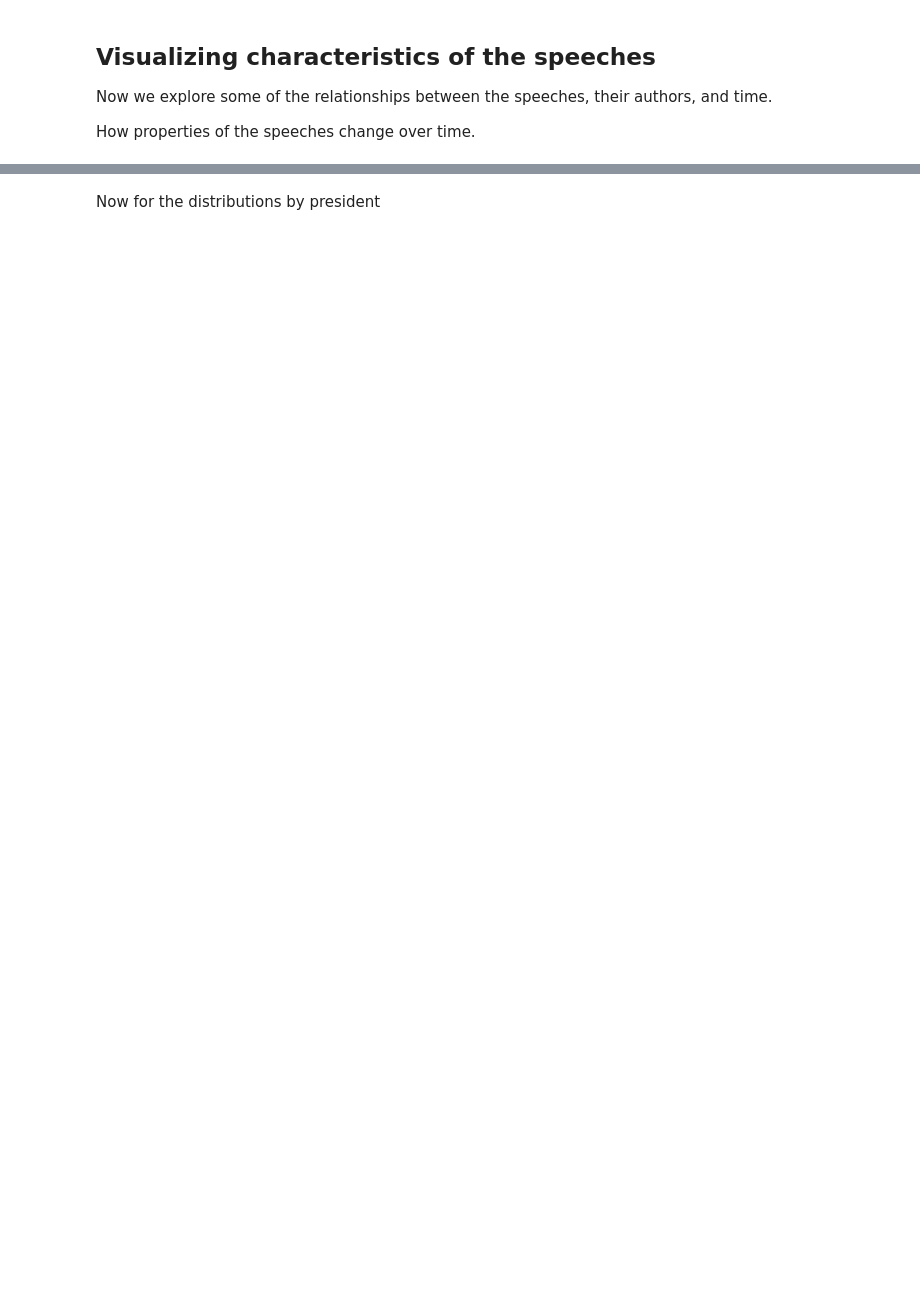
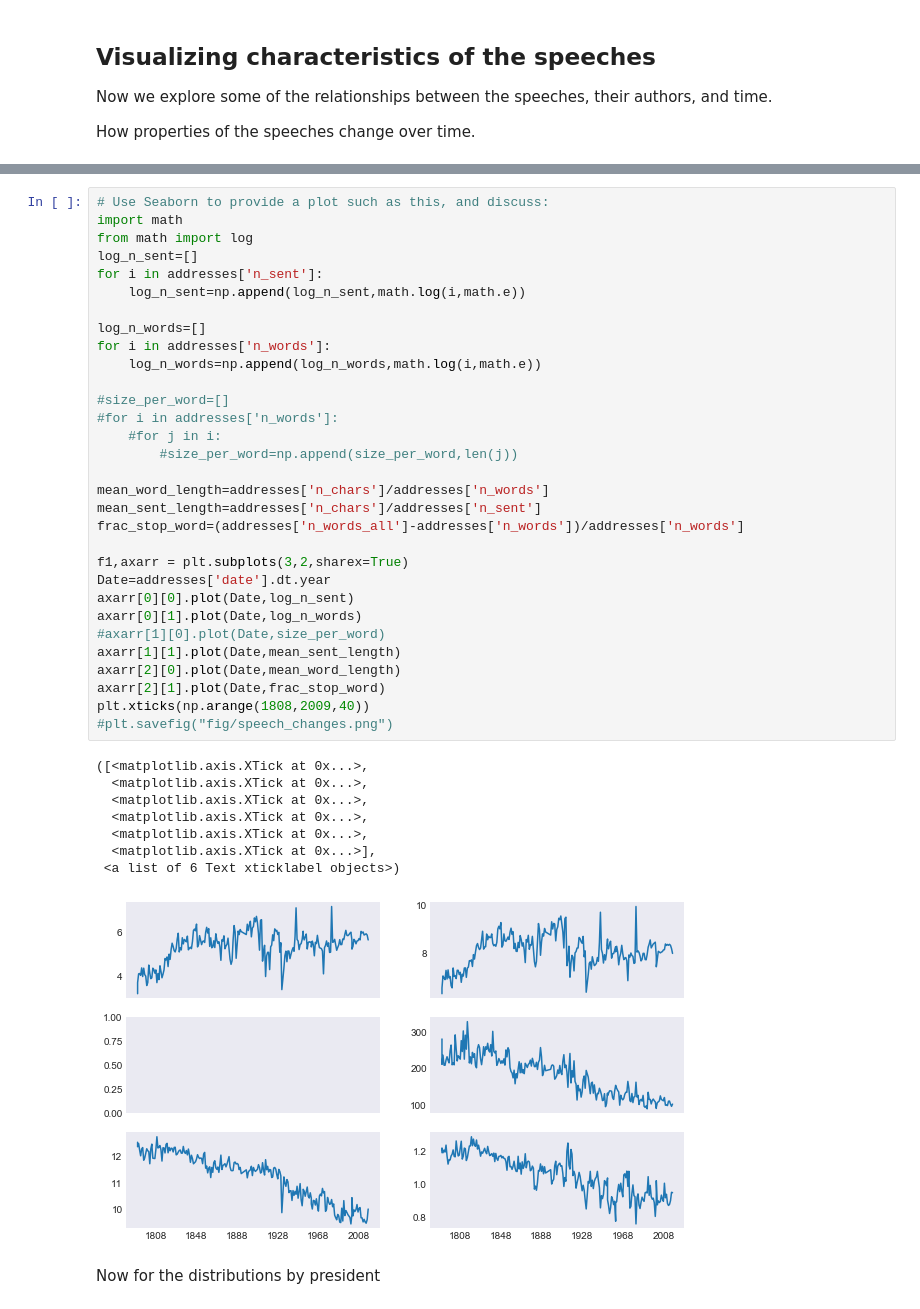
Before and after one commit to junemore/stat-159-data-science-, a Jupyter notebook: state_of_the_union_analysis-p2.ipynb, the cells around one changed output, grey strips where cells are left out. Cells and saved outputs as stored; diff of their text form; blank space fills up the shorter version.

```diff
--- a/state_of_the_union_analysis-p2.ipynb
+++ b/state_of_the_union_analysis-p2.ipynb
@@ -133,3 +126,43 @@ plt.savefig("fig/speech_changes.png")
+# %%
+# Use Seaborn to provide a plot such as this, and discuss:
+import math
+from math import log
+log_n_sent=[]
+for i in addresses['n_sent']:
+    log_n_sent=np.append(log_n_sent,math.log(i,math.e))
+
+log_n_words=[]
+for i in addresses['n_words']:
+    log_n_words=np.append(log_n_words,math.log(i,math.e))
+
+#size_per_word=[]
+#for i in addresses['n_words']:
+    #for j in i:
+        #size_per_word=np.append(size_per_word,len(j))
+
+mean_word_length=addresses['n_chars']/addresses['n_words']
+mean_sent_length=addresses['n_chars']/addresses['n_sent']
+frac_stop_word=(addresses['n_words_all']-addresses['n_words'])/addresses['n_words']
+
+f1,axarr = plt.subplots(3,2,sharex=True)
+Date=addresses['date'].dt.year
+axarr[0][0].plot(Date,log_n_sent)
+axarr[0][1].plot(Date,log_n_words)
+#axarr[1][0].plot(Date,size_per_word)
+axarr[1][1].plot(Date,mean_sent_length)
+axarr[2][0].plot(Date,mean_word_length)
+axarr[2][1].plot(Date,frac_stop_word)
+plt.xticks(np.arange(1808,2009,40))
+#plt.savefig("fig/speech_changes.png")
+# %% [output]
+([<matplotlib.axis.XTick at 0x...>,
+  <matplotlib.axis.XTick at 0x...>,
+  <matplotlib.axis.XTick at 0x...>,
+  <matplotlib.axis.XTick at 0x...>,
+  <matplotlib.axis.XTick at 0x...>,
+  <matplotlib.axis.XTick at 0x...>],
+ <a list of 6 Text xticklabel objects>)
+[figure, added]
 # %% [markdown]
 Now for the distributions by president
 # %%
```
Also changed, not shown: parts of 7 cells of this notebook, 2 other files.
